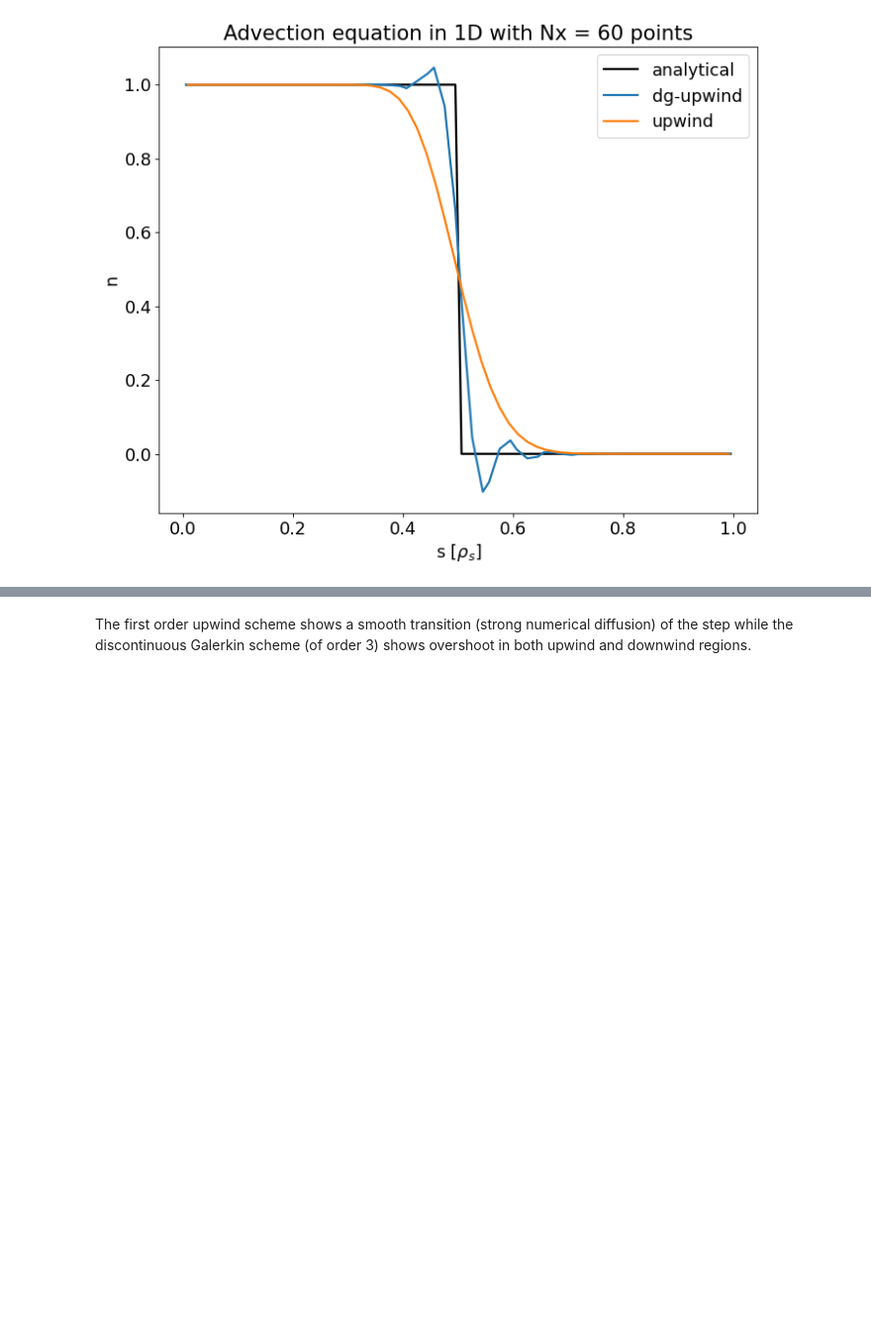
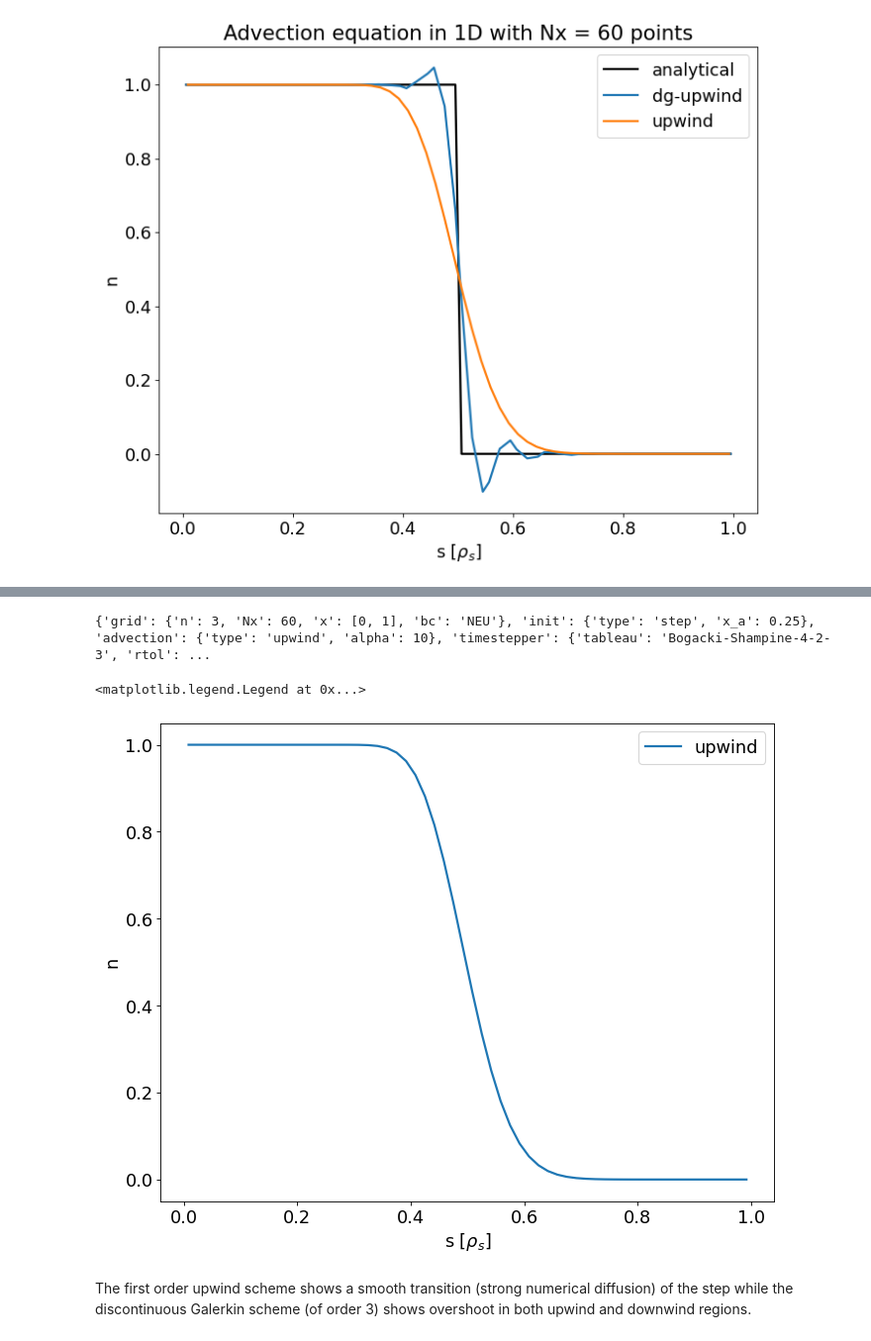
Before and after one commit to mwiesenberger/advection, a Jupyter notebook: upwind.ipynb, the cells around one changed output, grey strips where cells are left out. Shown at 99% size. Saved outputs shown, nothing was run; the diff lists cells and outputs as text; code cells hidden in the pictures; blank space fills up the shorter version.

```diff
--- a/upwind.ipynb
+++ b/upwind.ipynb
@@ -204,3 +225,35 @@ plot_upwind(p_list)
+# %%
+params = make_continuity_input()
+params["grid"]["Nx"] = 60
+print(params)
+frows = 1
+fcols = 1
+fig,ax=plt.subplots(frows,fcols,figsize=(fcols*10,frows*8),dpi= 80, facecolor='w', edgecolor='k')
+#https://matplotlib.org/stable/tutorials/colors/colormaps.html
+
+# plotted = False
+rep.clean()
+rep.run( params, error="display")
+ncin = Dataset( "temp.nc", 'r', format="NETCDF4")
+x = ncin.variables["x"][:]
+analytic = ncin.variables["analytical"][:,:]
+last_idx = ncin.variables["time"].shape[0]-1
+numerical = ncin.variables["numerical"][:,:]
+# if not plotted :
+#     im = ax.plot(x,analytic[last_idx,:], color='k',
+#              label="analytical", lw=2)
+#     plotted = True
+l = f"{params['advection']['type']}"
+im = ax.plot(x,numerical[last_idx,:], label=l, lw=2)
+ncin.close()
+# ax.set_title( f"Advection equation in 1D with Nx = {params['grid']['Nx']} points")
+ax.set_xlabel( r"s [$\rho_s$]")
+ax.set_ylabel("n")
+ax.legend()
+# %% [output]
+{'grid': {'n': 3, 'Nx': 60, 'x': [0, 1], 'bc': 'NEU'}, 'init': {'type': 'step', 'x_a': 0.25}, 'advection': {'type': 'upwind', 'alpha': 10}, 'timestepper': {'tableau': 'Bogacki-Shampine-4-2-3', 'rtol': ...
+<matplotlib.legend.Legend at 0x...>
+[figure, added]
 # %% [markdown]
 The first order upwind scheme shows a smooth transition (strong numerical diffusion) of the step while the discontinuous Galerkin scheme (of order 3) shows overshoot in both upwind and downwind regions.
 # %%
```
Also changed, not shown: parts of 2 cells of this notebook, 2 other files.
